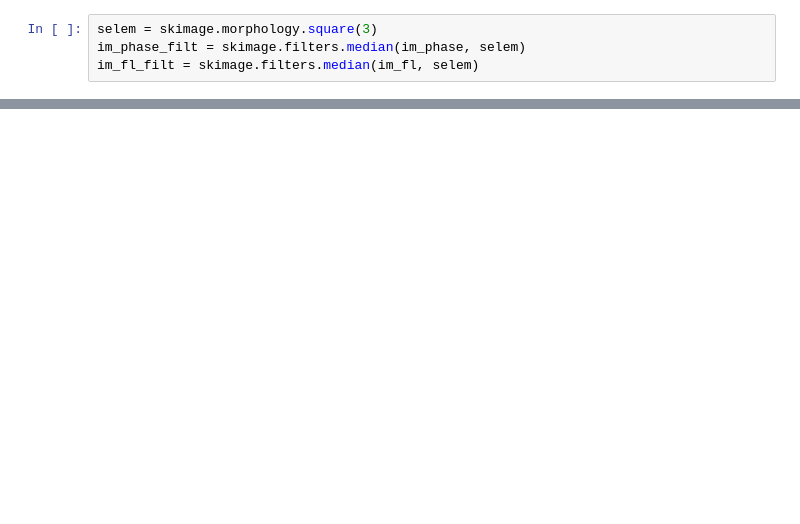
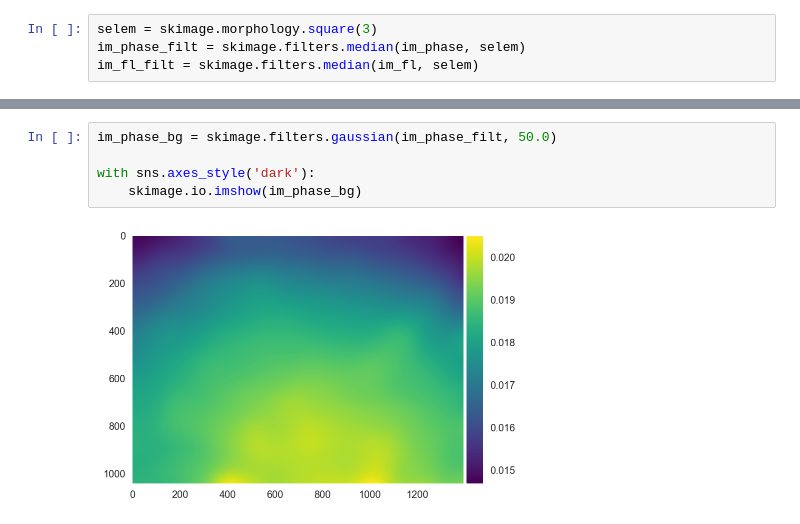
Before and after one commit to amansourian/bootcamp, a Jupyter notebook: lac_practice.ipynb, the cells around one changed output, grey strips where cells are left out. Cells and saved outputs as stored; diff of their text form; blank space fills up the shorter version.

```diff
--- a/lac_practice.ipynb
+++ b/lac_practice.ipynb
@@ -39,0 +39,7 @@ skimage.io.imshow(im_phase_filt)
+# %%
+im_phase_bg = skimage.filters.gaussian(im_phase_filt, 50.0)
+
+with sns.axes_style('dark'):
+    skimage.io.imshow(im_phase_bg)
+# %% [output]
+[figure, added]
```
Also changed, not shown: parts of 6 cells of this notebook, 1 other file.
